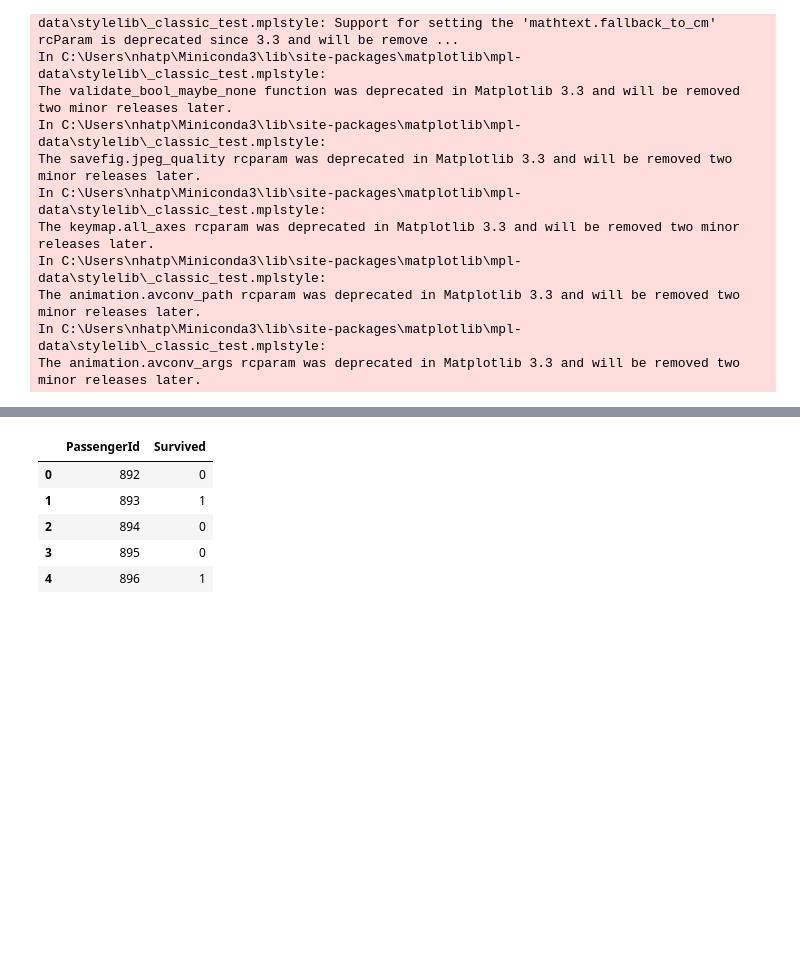
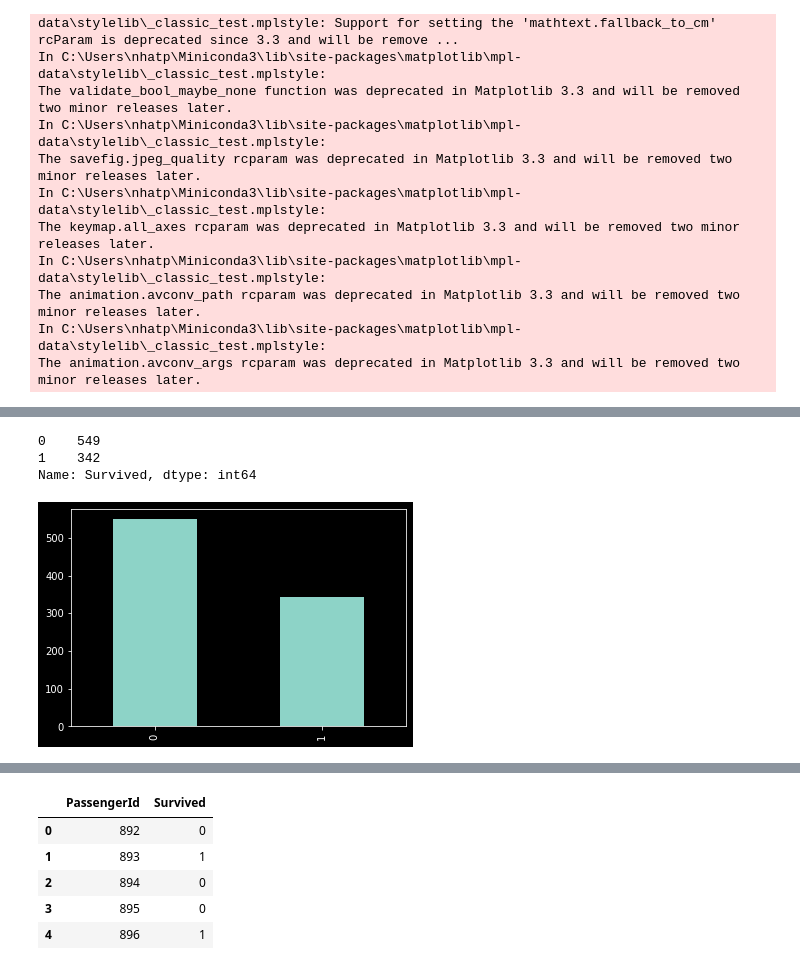
Before and after one commit to nhatpbdlb/titanic_kaggle, a Jupyter notebook: titanic_kaggle.ipynb, the cells around one changed output, grey strips where cells are left out. Cells and saved outputs as stored; diff of their text form; code cells hidden in the pictures; blank space fills up the shorter version.

```diff
--- a/titanic_kaggle.ipynb
+++ b/titanic_kaggle.ipynb
@@ -62,3 +61,11 @@ train.head()
 | 2 | 3 | 1 | 3 | Heikkinen, Miss. Laina | female | 26.0 | 0 | 0 | STON/O2. 3101282 | 7.9250 | ... |
 | 3 | 4 | 1 | 1 | Futrelle, Mrs. Jacques Heath (Lil... | female | 35.0 | 1 | 0 | 113803 | 53.1000 | ... |
 | 4 | 5 | 0 | 3 | Allen, Mr. William Henry | male | 35.0 | 0 | 0 | 373450 | 8.0500 | ... |
+# %%
+train.Survived.value_counts().plot.bar()
+train.Survived.value_counts()
+# %% [output]
+0    549
+1    342
+Name: Survived, dtype: int64
+[figure, added]
```
Also changed, not shown: parts of 78 cells of this notebook, 33 other files.
